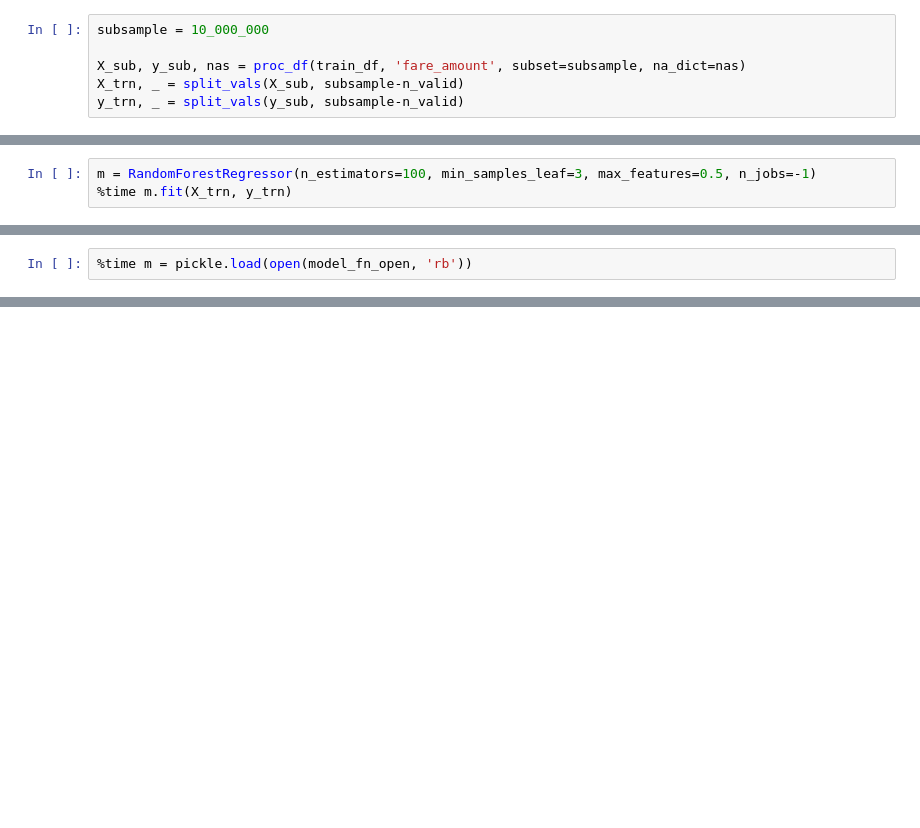
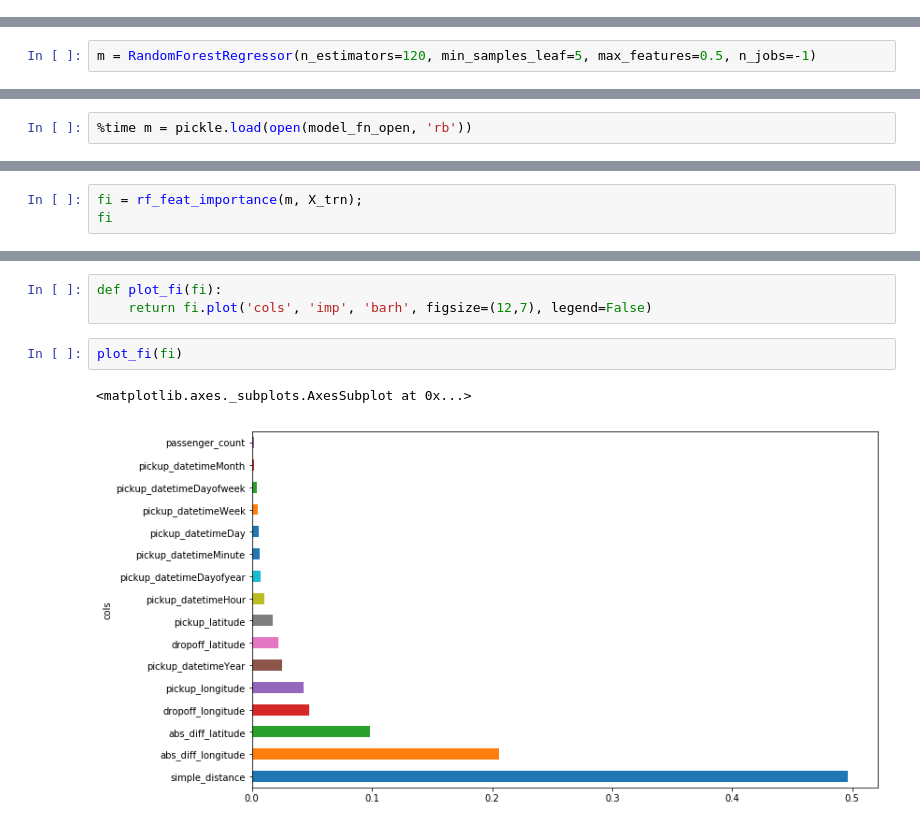
Before and after one commit to szeleeteo/kaggle, a Jupyter notebook: new-york-city-taxi-fare-prediction/new-york-city-taxi-fare-prediction_v05_RF.ipynb, the cells around one changed output, grey strips where cells are left out. Cells and saved outputs as stored; diff of their text form; blank space fills up the shorter version.

```diff
--- a/new-york-city-taxi-fare-prediction/new-york-city-taxi-fare-prediction_v05_RF.ipynb
+++ b/new-york-city-taxi-fare-prediction/new-york-city-taxi-fare-prediction_v05_RF.ipynb
@@ -78,6 +108,0 @@ def print_score(m):
-# %%
-subsample = 10_000_000
-
-X_sub, y_sub, nas = proc_df(train_df, 'fare_amount', subset=subsample, na_dict=nas)
-X_trn, _ = split_vals(X_sub, subsample-n_valid)
-y_trn, _ = split_vals(y_sub, subsample-n_valid)
@@ -88,3 +111,2 @@ X_trn.shape, X_val.shape, y_trn.shape, y_val.shape
 # %%
-m = RandomForestRegressor(n_estimators=100, min_samples_leaf=3, max_features=0.5, n_jobs=-1)
-%time m.fit(X_trn, y_trn)
+m = RandomForestRegressor(n_estimators=120, min_samples_leaf=5, max_features=0.5, n_jobs=-1)
@@ -147,0 +182,3 @@ model_fn_open = 'models/<>'
+# %%
+fi = rf_feat_importance(m, X_trn);
+fi
@@ -147,0 +223,8 @@ model_fn_open = 'models/<>'
+# %%
+def plot_fi(fi):
+    return fi.plot('cols', 'imp', 'barh', figsize=(12,7), legend=False)
+# %%
+plot_fi(fi)
+# %% [output]
+<matplotlib.axes._subplots.AxesSubplot at 0x...>
+[figure, added]
```
Also changed, not shown: parts of 40 cells of this notebook, 4 other files.
